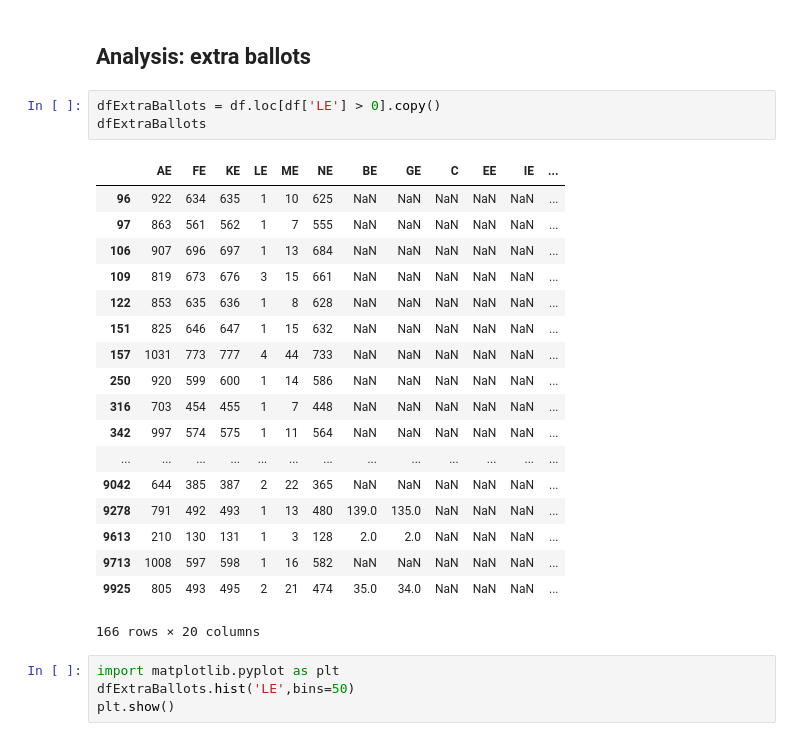
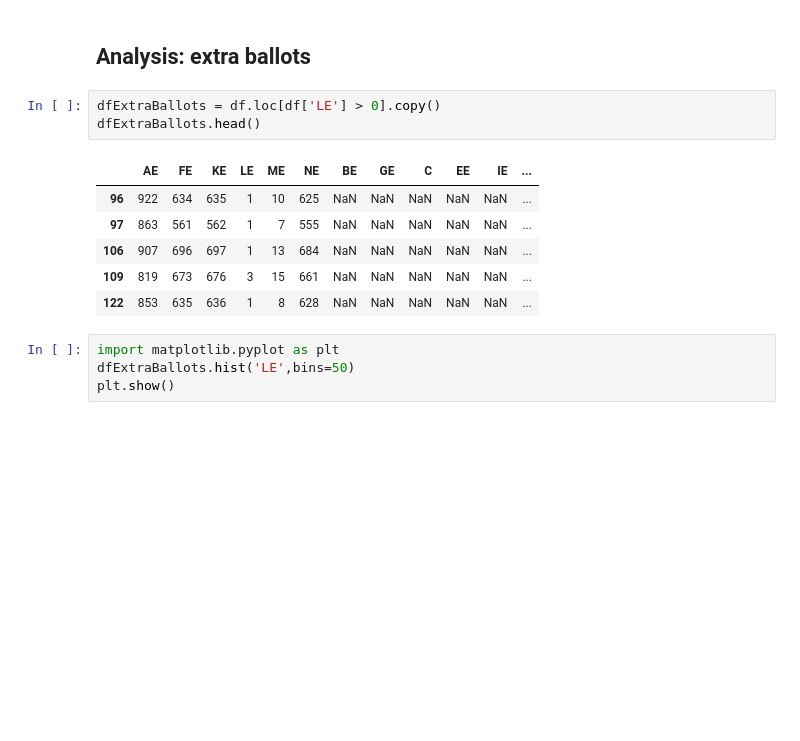
Before and after one commit to komaranna/ElectionAnalysis, a Jupyter notebook: VisualizeData.ipynb, the cells around one changed output. Cells and saved outputs as stored; diff of their text form; blank space fills up the shorter version.

```diff
--- a/VisualizeData.ipynb
+++ b/VisualizeData.ipynb
@@ -174,26 +150,14 @@ df
 ## Analysis: extra ballots
 # %%
 dfExtraBallots = df.loc[df['LE'] > 0].copy()
-dfExtraBallots
+dfExtraBallots.head()
 # %% [output]
 |  | AE | FE | KE | LE | ME | NE | BE | GE | C | EE | IE | ... |
 | 96 | 922 | 634 | 635 | 1 | 10 | 625 | NaN | NaN | NaN | NaN | NaN | ... |
 | 97 | 863 | 561 | 562 | 1 | 7 | 555 | NaN | NaN | NaN | NaN | NaN | ... |
 | 106 | 907 | 696 | 697 | 1 | 13 | 684 | NaN | NaN | NaN | NaN | NaN | ... |
 | 109 | 819 | 673 | 676 | 3 | 15 | 661 | NaN | NaN | NaN | NaN | NaN | ... |
 | 122 | 853 | 635 | 636 | 1 | 8 | 628 | NaN | NaN | NaN | NaN | NaN | ... |
-| 151 | 825 | 646 | 647 | 1 | 15 | 632 | NaN | NaN | NaN | NaN | NaN | ... |
-| 157 | 1031 | 773 | 777 | 4 | 44 | 733 | NaN | NaN | NaN | NaN | NaN | ... |
-| 250 | 920 | 599 | 600 | 1 | 14 | 586 | NaN | NaN | NaN | NaN | NaN | ... |
-| 316 | 703 | 454 | 455 | 1 | 7 | 448 | NaN | NaN | NaN | NaN | NaN | ... |
-| 342 | 997 | 574 | 575 | 1 | 11 | 564 | NaN | NaN | NaN | NaN | NaN | ... |
-| ... | ... | ... | ... | ... | ... | ... | ... | ... | ... | ... | ... | ... |
-| 9042 | 644 | 385 | 387 | 2 | 22 | 365 | NaN | NaN | NaN | NaN | NaN | ... |
-| 9278 | 791 | 492 | 493 | 1 | 13 | 480 | 139.0 | 135.0 | NaN | NaN | NaN | ... |
-| 9613 | 210 | 130 | 131 | 1 | 3 | 128 | 2.0 | 2.0 | NaN | NaN | NaN | ... |
-| 9713 | 1008 | 597 | 598 | 1 | 16 | 582 | NaN | NaN | NaN | NaN | NaN | ... |
-| 9925 | 805 | 493 | 495 | 2 | 21 | 474 | 35.0 | 34.0 | NaN | NaN | NaN | ... |
-166 rows × 20 columns
 # %%
 import matplotlib.pyplot as plt
 dfExtraBallots.hist('LE',bins=50)
```
Also changed, not shown: parts of 6 cells of this notebook.
